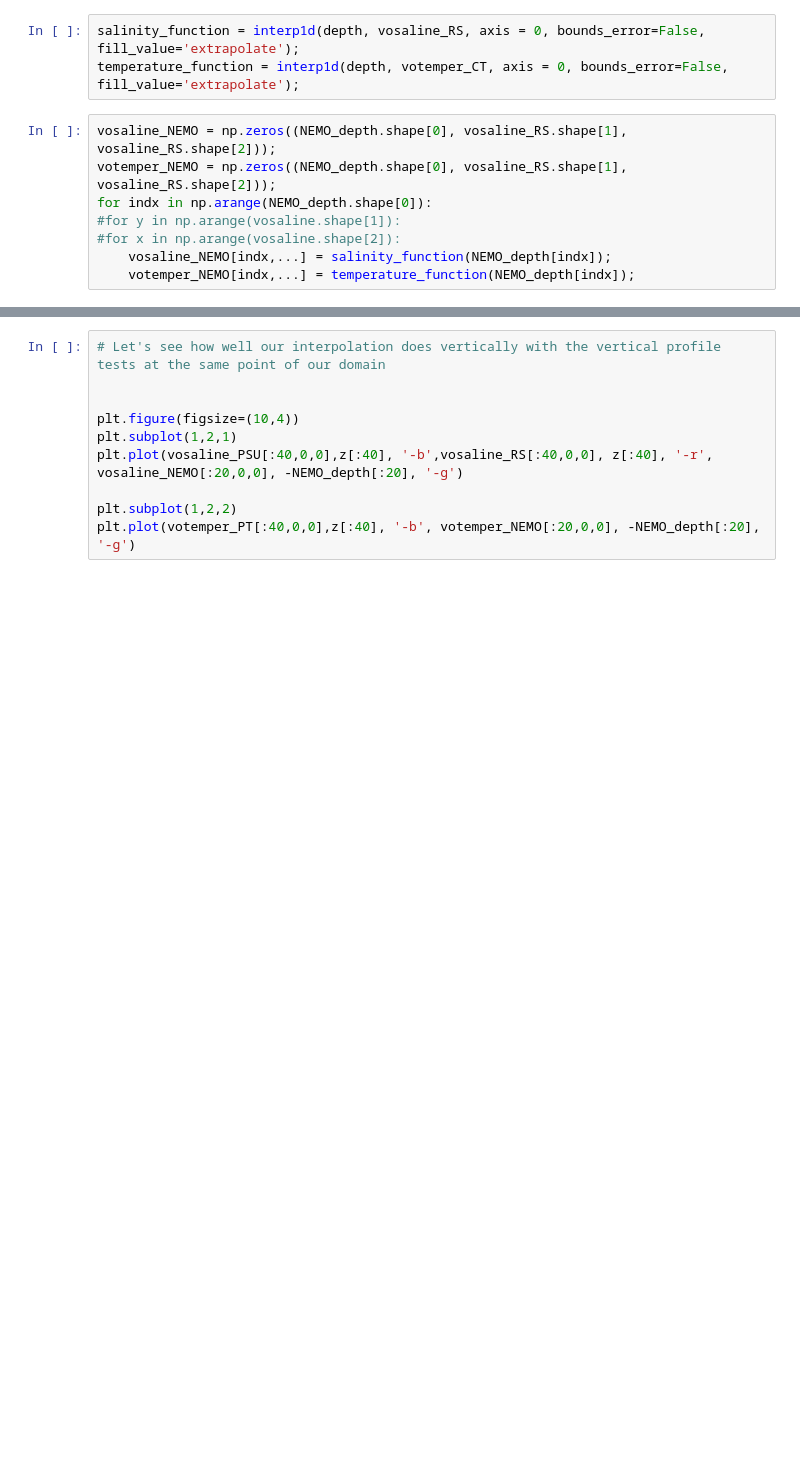
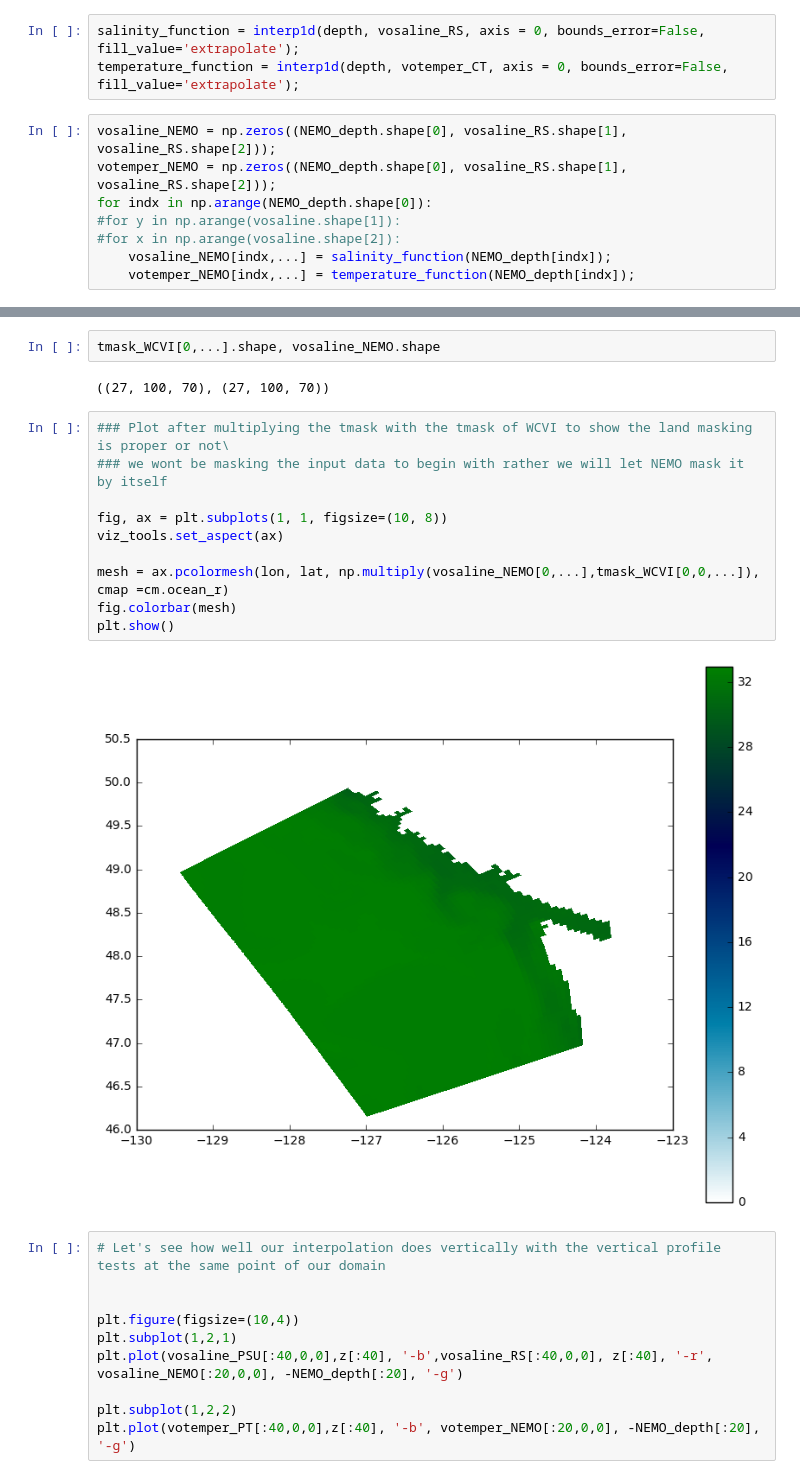
Before and after one commit to UBC-MOAD/wcvi, a Jupyter notebook: grid/Vertical_Interpolation_to_NEMO_levels_Writing_final_IC.ipynb, the cells around one changed output, grey strips where cells are left out. Drawn from its saved outputs; the diff is of its cells as text; blank space fills up the shorter version.

```diff
--- a/grid/Vertical_Interpolation_to_NEMO_levels_Writing_final_IC.ipynb
+++ b/grid/Vertical_Interpolation_to_NEMO_levels_Writing_final_IC.ipynb
@@ -219,3 +218,19 @@ plt.show()
+# %%
+tmask_WCVI[0,...].shape, vosaline_NEMO.shape
+# %% [output]
+((27, 100, 70), (27, 100, 70))
+# %%
+### Plot after multiplying the tmask with the tmask of WCVI to show the land masking is proper or not\
+### we wont be masking the input data to begin with rather we will let NEMO mask it by itself
+
+fig, ax = plt.subplots(1, 1, figsize=(10, 8))
+viz_tools.set_aspect(ax)
+
+mesh = ax.pcolormesh(lon, lat, np.multiply(vosaline_NEMO[0,...],tmask_WCVI[0,0,...]), cmap =cm.ocean_r)
+fig.colorbar(mesh)
+plt.show()
+# %% [output]
+[figure, added]
 # %%
 # Let's see how well our interpolation does vertically with the vertical profile tests at the same point of our domain
 
```
Also changed, not shown: parts of 14 cells of this notebook, 6 other files.
